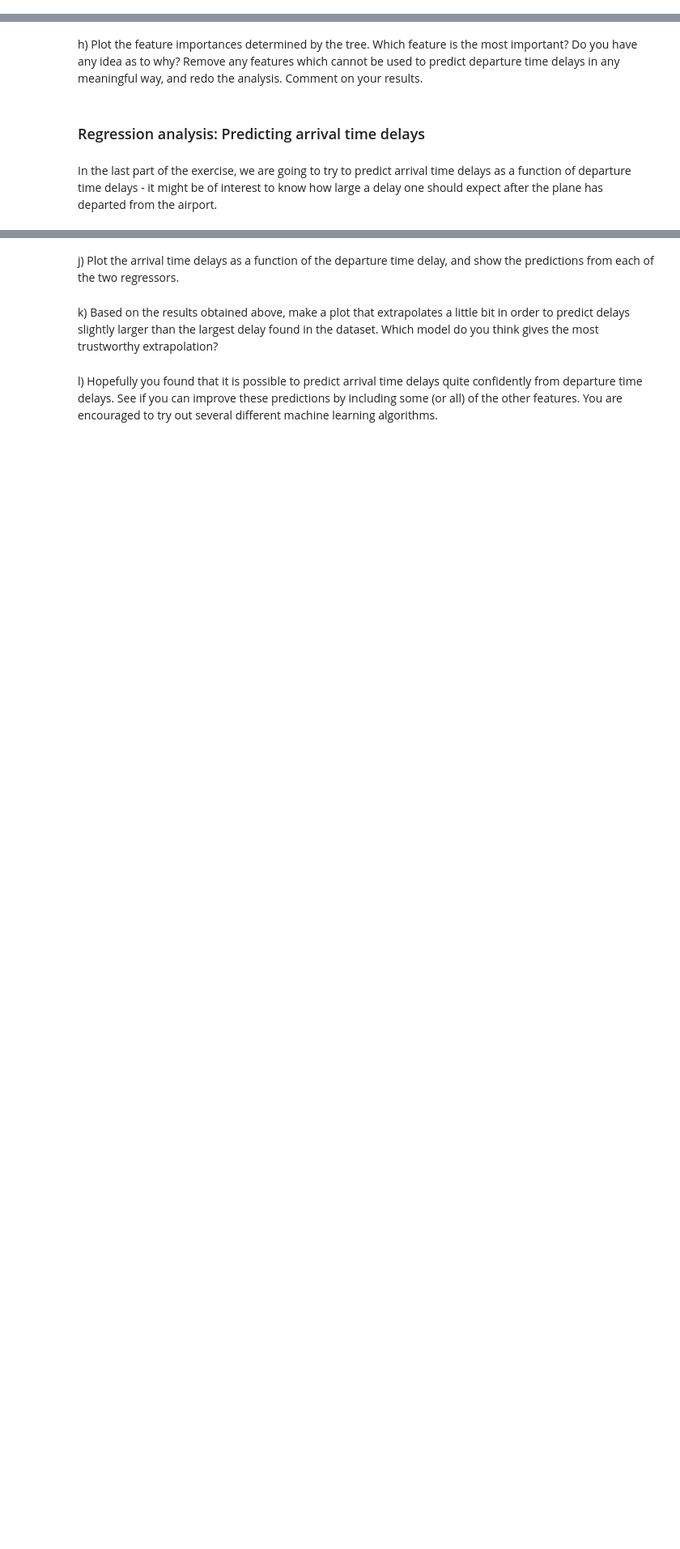
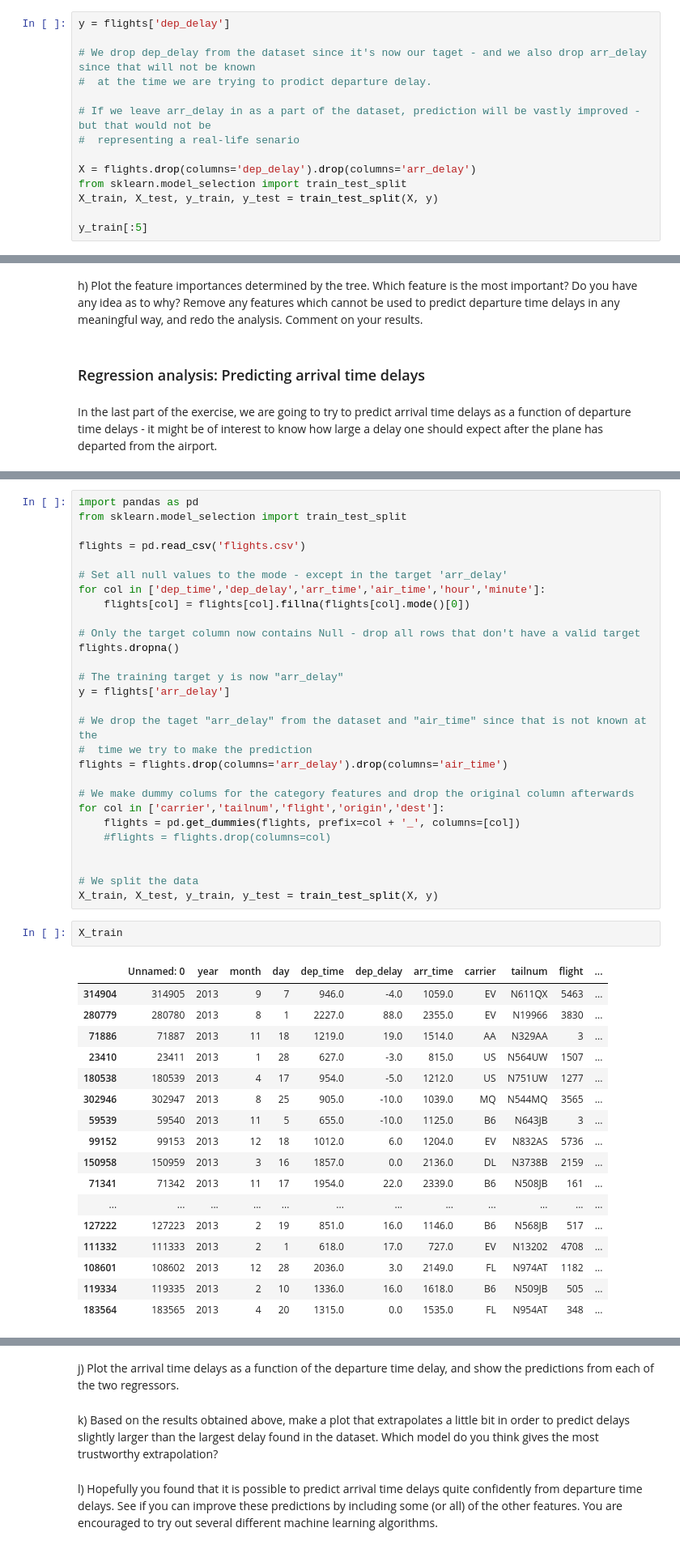
Before and after one commit to StephanThierry/ML-Group6, a Jupyter notebook: STH/STH-Assignment_3.ipynb, the cells around one changed output, grey strips where cells are left out. Shown at 81% size. Cells and saved outputs as stored; diff of their text form; blank space fills up the shorter version.

Commit message:
Flight + Task 3

```diff
--- a/STH/STH-Assignment_3.ipynb
+++ b/STH/STH-Assignment_3.ipynb
@@ -378,3 +492,17 @@ d) In the following, we are going to determine which factors cause departure tim
 ### Regression analysis: Predicting departure time delays
 # %% [markdown]
 e) Extract the features and the target variable (in this case the departure time delays) from the dataframe. Split the dataset into test and train sets (technically, we ought to have done this before preprocessing. For the sake of simplicity, we do not conform to this best practice in this exercise).
+# %%
+y = flights['dep_delay']
+
+# We drop dep_delay from the dataset since it's now our taget - and we also drop arr_delay since that will not be known
+#  at the time we are trying to prodict departure delay.
+
+# If we leave arr_delay in as a part of the dataset, prediction will be vastly improved - but that would not be
+#  representing a real-life senario
+
+X = flights.drop(columns='dep_delay').drop(columns='arr_delay')
+from sklearn.model_selection import train_test_split
+X_train, X_test, y_train, y_test = train_test_split(X, y)
+
+y_train[:5]
@@ -392,0 +588,48 @@ i) Train a decision tree or random forest regressor and an OLS to the dataset, a
+# %%
+import pandas as pd
+from sklearn.model_selection import train_test_split
+
+flights = pd.read_csv('flights.csv')
+
+# Set all null values to the mode - except in the target 'arr_delay'
+for col in ['dep_time','dep_delay','arr_time','air_time','hour','minute']:
+    flights[col] = flights[col].fillna(flights[col].mode()[0])
+
+# Only the target column now contains Null - drop all rows that don't have a valid target
+flights.dropna()
+
+# The training target y is now "arr_delay"
+y = flights['arr_delay']
+
+# We drop the taget "arr_delay" from the dataset and "air_time" since that is not known at the
+#  time we try to make the prediction
+flights = flights.drop(columns='arr_delay').drop(columns='air_time')
+
+# We make dummy colums for the category features and drop the original column afterwards
+for col in ['carrier','tailnum','flight','origin','dest']:
+    flights = pd.get_dummies(flights, prefix=col + '_', columns=[col])
+    #flights = flights.drop(columns=col)
+
+
+# We split the data
+X_train, X_test, y_train, y_test = train_test_split(X, y)
+# %%
+X_train
+# %% [output]
+|  | Unnamed: 0 | year | month | day | dep_time | dep_delay | arr_time | carrier | tailnum | flight | ... |
+| 314904 | 314905 | 2013 | 9 | 7 | 946.0 | -4.0 | 1059.0 | EV | N611QX | 5463 | ... |
+| 280779 | 280780 | 2013 | 8 | 1 | 2227.0 | 88.0 | 2355.0 | EV | N19966 | 3830 | ... |
+| 71886 | 71887 | 2013 | 11 | 18 | 1219.0 | 19.0 | 1514.0 | AA | N329AA | 3 | ... |
+| 23410 | 23411 | 2013 | 1 | 28 | 627.0 | -3.0 | 815.0 | US | N564UW | 1507 | ... |
+| 180538 | 180539 | 2013 | 4 | 17 | 954.0 | -5.0 | 1212.0 | US | N751UW | 1277 | ... |
+| 302946 | 302947 | 2013 | 8 | 25 | 905.0 | -10.0 | 1039.0 | MQ | N544MQ | 3565 | ... |
+| 59539 | 59540 | 2013 | 11 | 5 | 655.0 | -10.0 | 1125.0 | B6 | N643JB | 3 | ... |
+| 99152 | 99153 | 2013 | 12 | 18 | 1012.0 | 6.0 | 1204.0 | EV | N832AS | 5736 | ... |
+| 150958 | 150959 | 2013 | 3 | 16 | 1857.0 | 0.0 | 2136.0 | DL | N3738B | 2159 | ... |
+| 71341 | 71342 | 2013 | 11 | 17 | 1954.0 | 22.0 | 2339.0 | B6 | N508JB | 161 | ... |
+| ... | ... | ... | ... | ... | ... | ... | ... | ... | ... | ... | ... |
+| 127222 | 127223 | 2013 | 2 | 19 | 851.0 | 16.0 | 1146.0 | B6 | N568JB | 517 | ... |
+| 111332 | 111333 | 2013 | 2 | 1 | 618.0 | 17.0 | 727.0 | EV | N13202 | 4708 | ... |
+| 108601 | 108602 | 2013 | 12 | 28 | 2036.0 | 3.0 | 2149.0 | FL | N974AT | 1182 | ... |
+| 119334 | 119335 | 2013 | 2 | 10 | 1336.0 | 16.0 | 1618.0 | B6 | N509JB | 505 | ... |
+| 183564 | 183565 | 2013 | 4 | 20 | 1315.0 | 0.0 | 1535.0 | FL | N954AT | 348 | ... |
```
Also changed, not shown: parts of 16 cells of this notebook, 1 other file.
